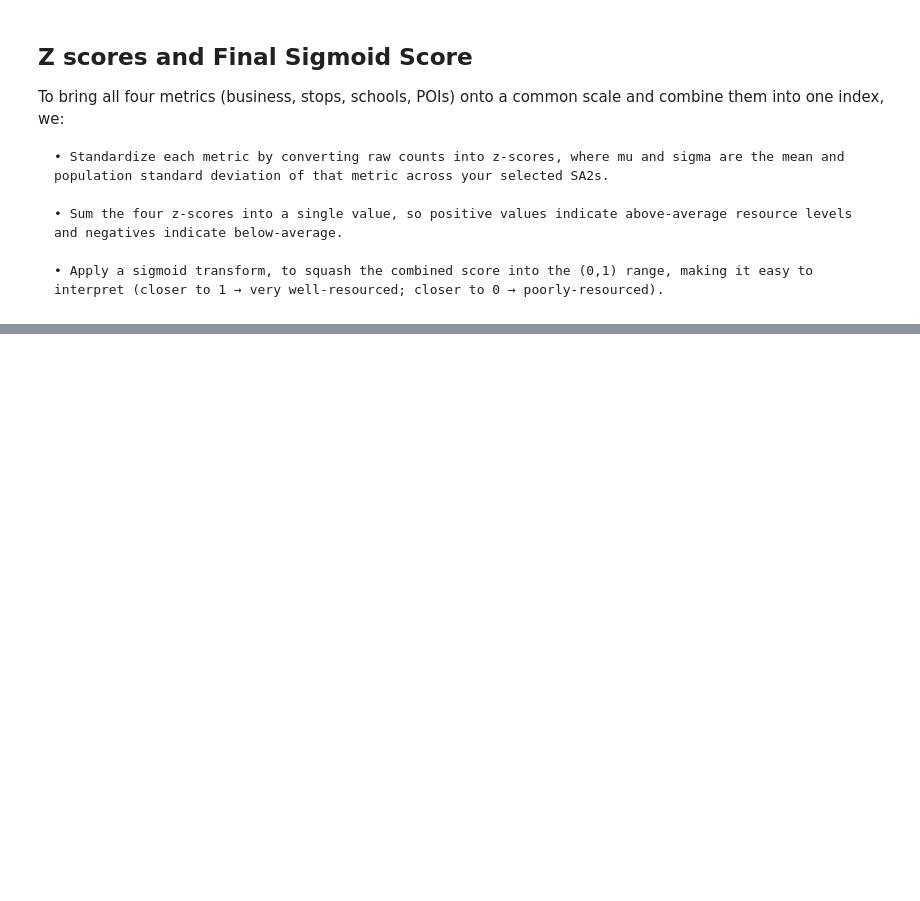
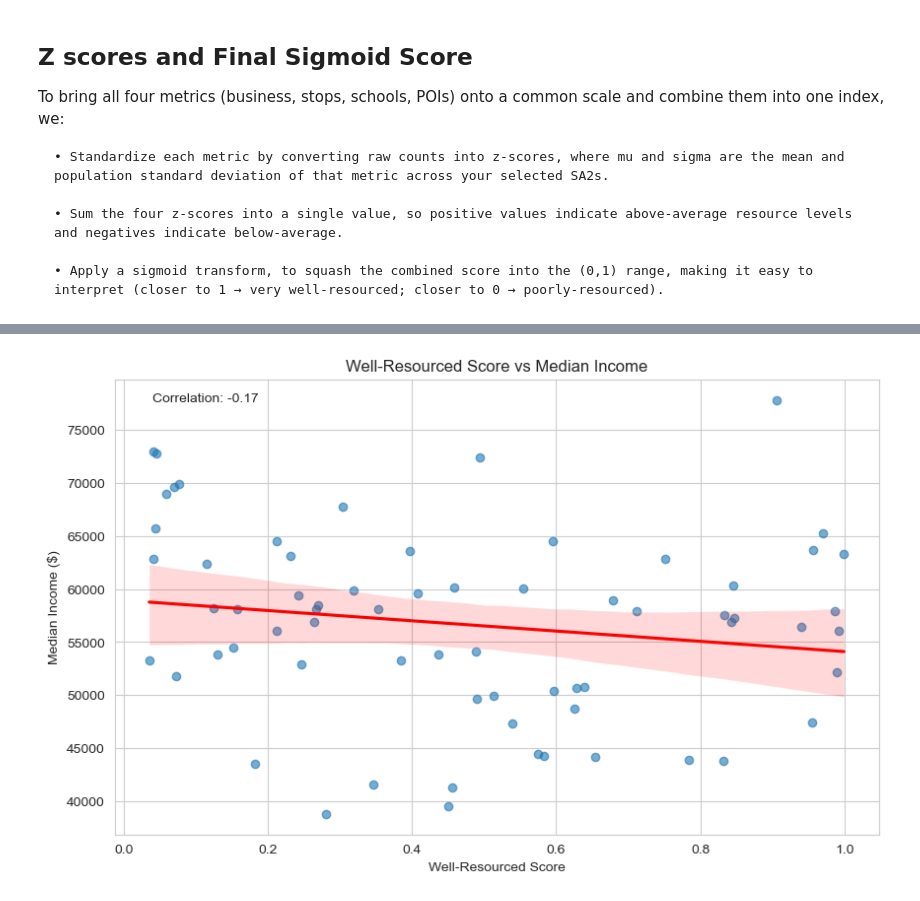
Before and after one commit to modithebest/DATA_ASSIGNMENT, a Jupyter notebook: task1.ipynb, the cells around one changed output, grey strips where cells are left out. Cells and saved outputs as stored; diff of their text form; code cells hidden in the pictures; blank space fills up the shorter version.

```diff
--- a/task1.ipynb
+++ b/task1.ipynb
@@ -990,0 +1146,43 @@ print(summary_df.head())
+# %%
+# Get data with income - fixed type mismatch and convert data types
+corr_df = pd.read_sql(text("""
+    SELECT
+        ss.sa2_name,
+        ss.well_resourced_score,
+        i.median_income,
+        sr.sa4_name_2021
+    FROM public.sa2_summary ss
+    JOIN public.income i ON ss.sa2_code::text = i.sa2_code21::text
+    JOIN public.sa2_regions sr ON ss.sa2_code = sr.sa2_code
+"""), conn)
+
+# Convert columns to numeric types
+corr_df['well_resourced_score'] = pd.to_numeric(corr_df['well_resourced_score'], errors='coerce')
+corr_df['median_income'] = pd.to_numeric(corr_df['median_income'], errors='coerce')
+
+# Drop any rows with missing values after conversion
+corr_df = corr_df.dropna(subset=['well_resourced_score', 'median_income'])
+
+# Now create the plot with the properly formatted data
+plt.figure(figsize=(10, 6))
+sns.regplot(data=corr_df,
+            x='well_resourced_score',
+            y='median_income',
+            scatter_kws={'alpha': 0.6},
+            line_kws={'color': 'red'})
+
+plt.title('Well-Resourced Score vs Median Income')
+plt.xlabel('Well-Resourced Score')
+plt.ylabel('Median Income ($)')
+plt.grid(True)
+
+# Calculate correlation coefficient
+correlation = corr_df['well_resourced_score'].corr(corr_df['median_income'])
+plt.annotate(f'Correlation: {correlation:.2f}',
+             xy=(0.05, 0.95),
+             xycoords='axes fraction',
+             bbox=dict(boxstyle="round", facecolor='white', alpha=0.8))
+
+plt.show()
+# %% [output]
+[figure, added]
```
Also changed, not shown: parts of 24 cells of this notebook.
